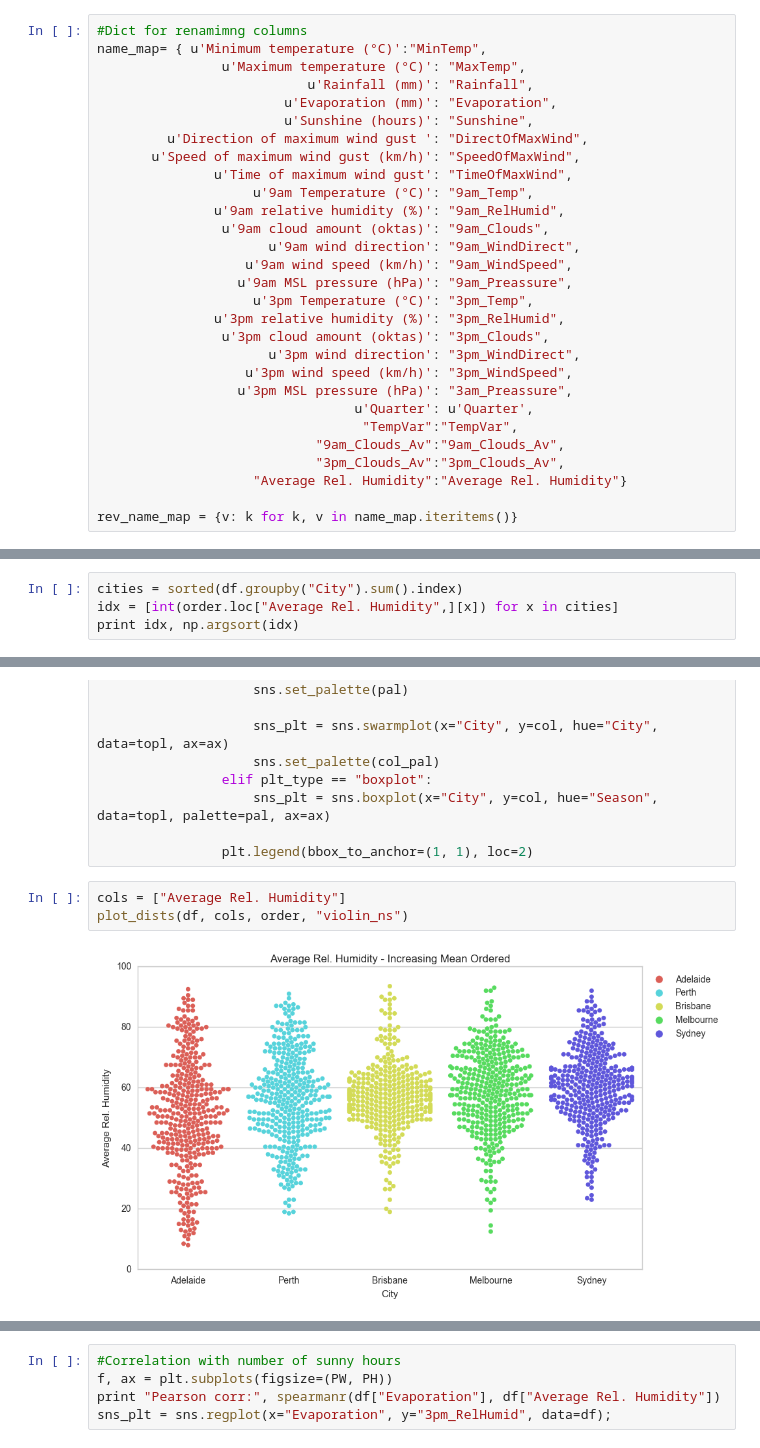
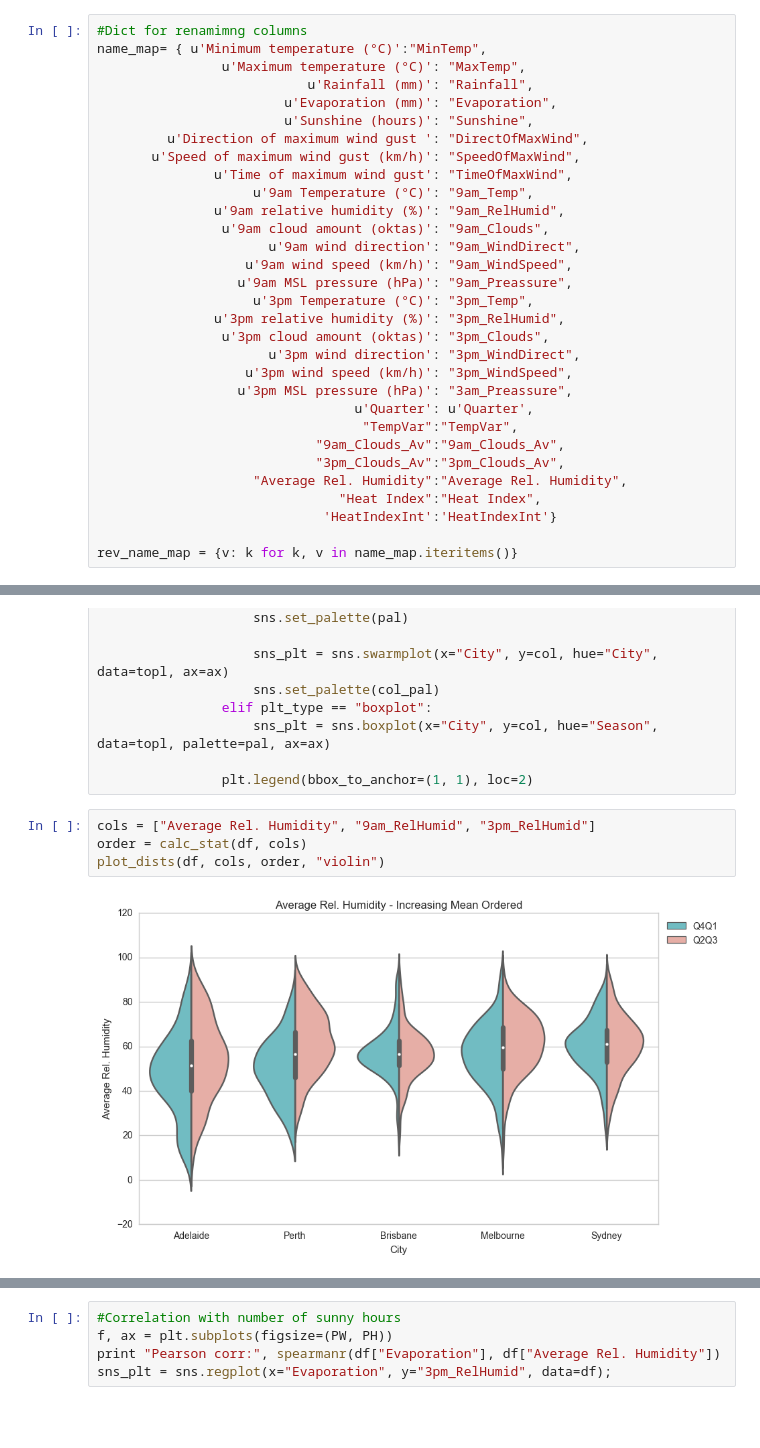
Before and after one commit to BrunnoRicci/bom-austraila, a Jupyter notebook: BOM_Australia.ipynb, the cells around one changed output, grey strips where cells are left out. Cells and saved outputs as stored; diff of their text form; blank space fills up the shorter version.

```diff
--- a/BOM_Australia.ipynb
+++ b/BOM_Australia.ipynb
@@ -59,7 +59,9 @@ name_map= { u'Minimum temperature (°C)':"MinTemp",
                                   "TempVar":"TempVar",
                             "9am_Clouds_Av":"9am_Clouds_Av",
                             "3pm_Clouds_Av":"3pm_Clouds_Av",
-                    "Average Rel. Humidity":"Average Rel. Humidity"}
+                    "Average Rel. Humidity":"Average Rel. Humidity",
+                               "Heat Index":"Heat Index",
+                             'HeatIndexInt':'HeatIndexInt'}
 
 rev_name_map = {v: k for k, v in name_map.iteritems()}
 # %%
@@ -529,7 +533,3 @@ order
 | 9am_RelHumid | 0.0 | 1.0 | 4.0 | 2.0 | 3.0 |
 | 3pm_RelHumid | 0.0 | 3.0 | 2.0 | 1.0 | 4.0 |
 | Average Rel. Humidity | 0.0 | 2.0 | 3.0 | 1.0 | 4.0 |
-# %%
-cities = sorted(df.groupby("City").sum().index)
-idx = [int(order.loc["Average Rel. Humidity",][x]) for x in cities]
-print idx, np.argsort(idx)
@@ -570,7 +568,8 @@ def plot_dists(df, p, order=None, plt_type="violin"):
 
                 plt.legend(bbox_to_anchor=(1, 1), loc=2)
 # %%
-cols = ["Average Rel. Humidity"]
-plot_dists(df, cols, order, "violin_ns")
+cols = ["Average Rel. Humidity", "9am_RelHumid", "3pm_RelHumid"]
+order = calc_stat(df, cols)
+plot_dists(df, cols, order, "violin")
 # %% [output]
-[figure, old version]
+[figure, new version]
```
Also changed, not shown: parts of 10 cells of this notebook.
